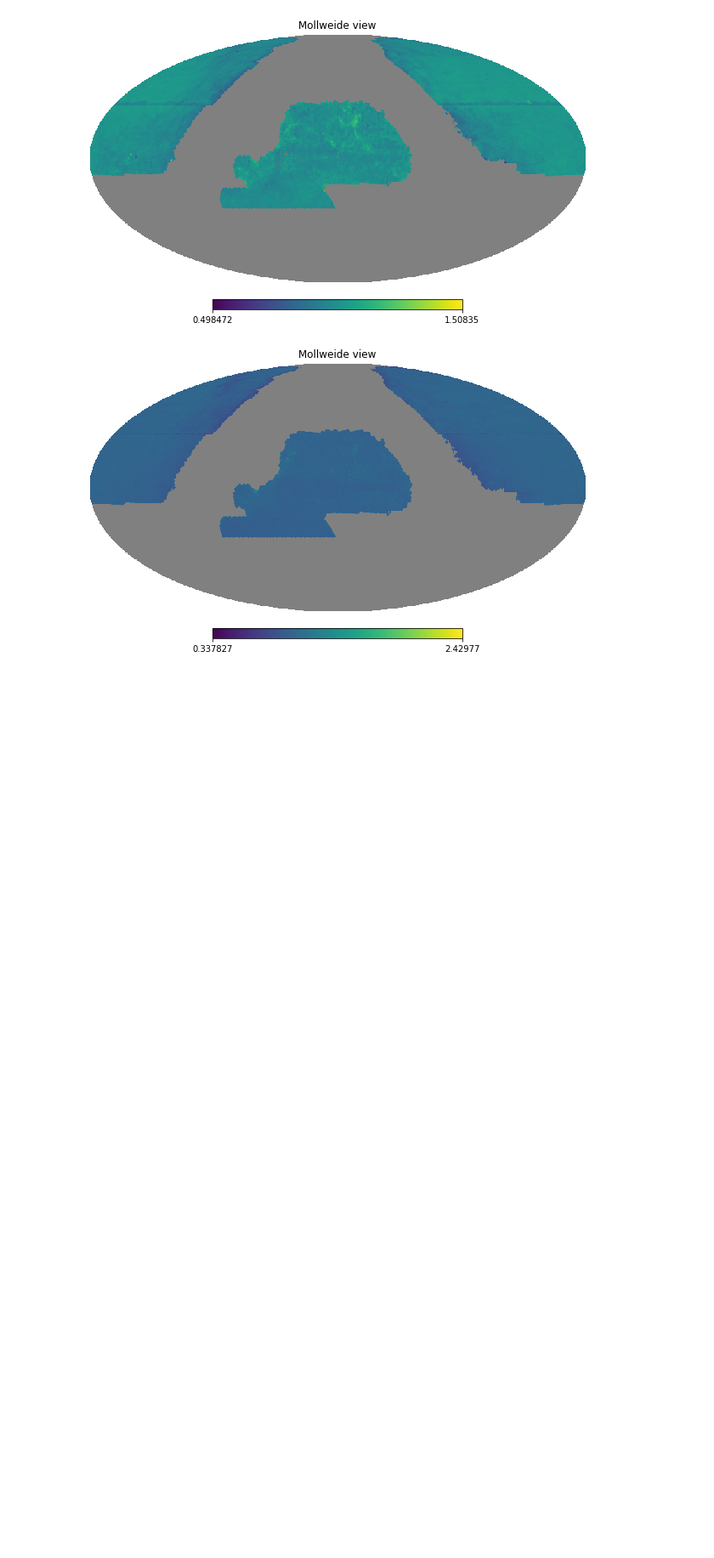
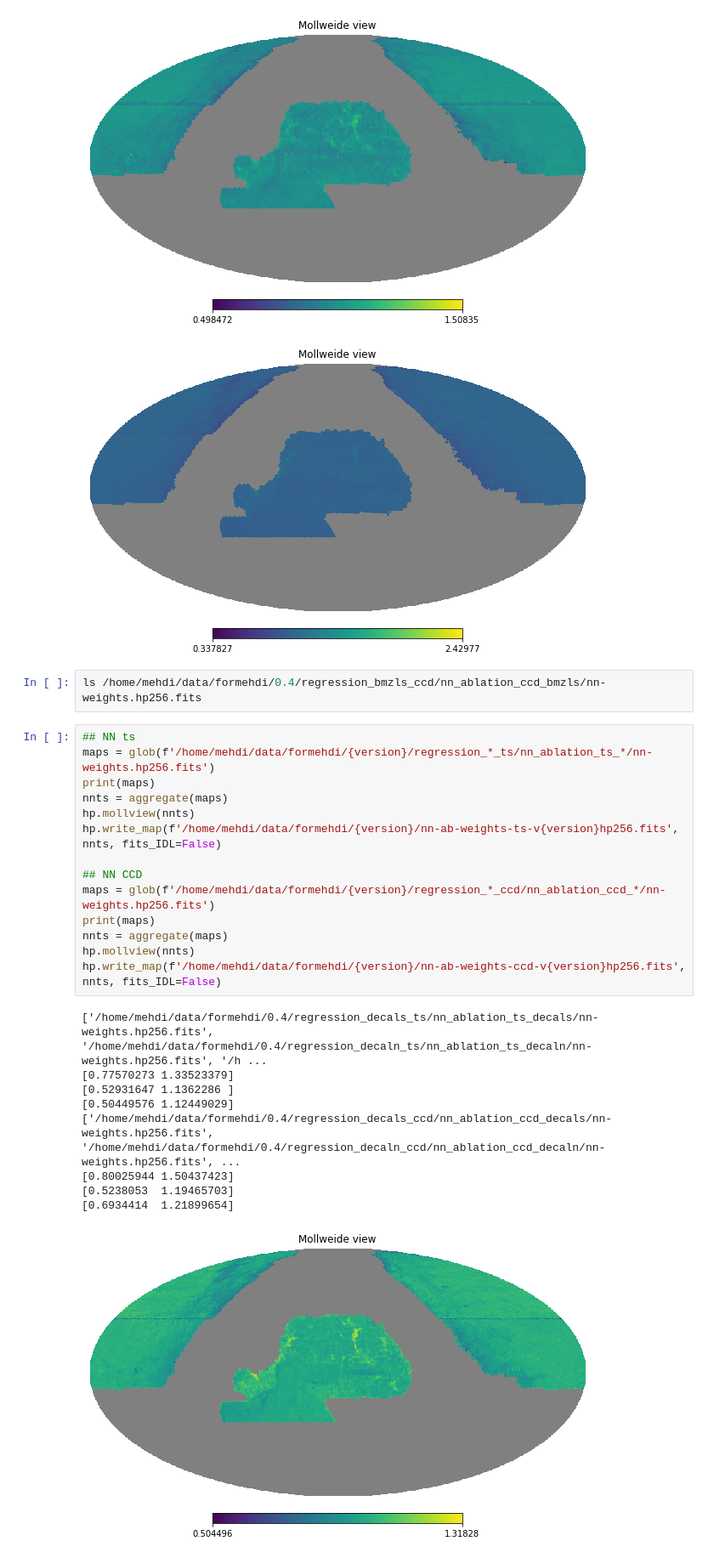
Before and after one commit to mehdirezaie/desisv, a Jupyter notebook: prepare_after_the_nn.ipynb, the cells around one changed output. Shown at 85% size. Cells and saved outputs as stored; diff of their text form; blank space fills up the shorter version.

```diff
--- a/prepare_after_the_nn.ipynb
+++ b/prepare_after_the_nn.ipynb
@@ -88,3 +88,29 @@ hp.write_map(f'/home/mehdi/data/formehdi/{version}/quad-weights-ts-v{version}hp2
 [figure]
 [figure]
 [figure]
+# %%
+ls /home/mehdi/data/formehdi/0.4/regression_bmzls_ccd/nn_ablation_ccd_bmzls/nn-weights.hp256.fits
+# %%
+## NN ts
+maps = glob(f'/home/mehdi/data/formehdi/{version}/regression_*_ts/nn_ablation_ts_*/nn-weights.hp256.fits')
+print(maps)
+nnts = aggregate(maps)
+hp.mollview(nnts)
+hp.write_map(f'/home/mehdi/data/formehdi/{version}/nn-ab-weights-ts-v{version}hp256.fits', nnts, fits_IDL=False)
+
+## NN CCD
+maps = glob(f'/home/mehdi/data/formehdi/{version}/regression_*_ccd/nn_ablation_ccd_*/nn-weights.hp256.fits')
+print(maps)
+nnts = aggregate(maps)
+hp.mollview(nnts)
+hp.write_map(f'/home/mehdi/data/formehdi/{version}/nn-ab-weights-ccd-v{version}hp256.fits', nnts, fits_IDL=False)
+# %% [output]
+['/home/mehdi/data/formehdi/0.4/regression_decals_ts/nn_ablation_ts_decals/nn-weights.hp256.fits', '/home/mehdi/data/formehdi/0.4/regression_decaln_ts/nn_ablation_ts_decaln/nn-weights.hp256.fits', '/h ...
+[0.77570273 1.33523379]
+[0.52931647 1.1362286 ]
+[0.50449576 1.12449029]
+['/home/mehdi/data/formehdi/0.4/regression_decals_ccd/nn_ablation_ccd_decals/nn-weights.hp256.fits', '/home/mehdi/data/formehdi/0.4/regression_decaln_ccd/nn_ablation_ccd_decaln/nn-weights.hp256.fits', ...
+[0.80025944 1.50437423]
+[0.5238053  1.19465703]
+[0.6934414  1.21899654]
+[figure, added]
```
Also changed, not shown: parts of 3 cells of this notebook.
